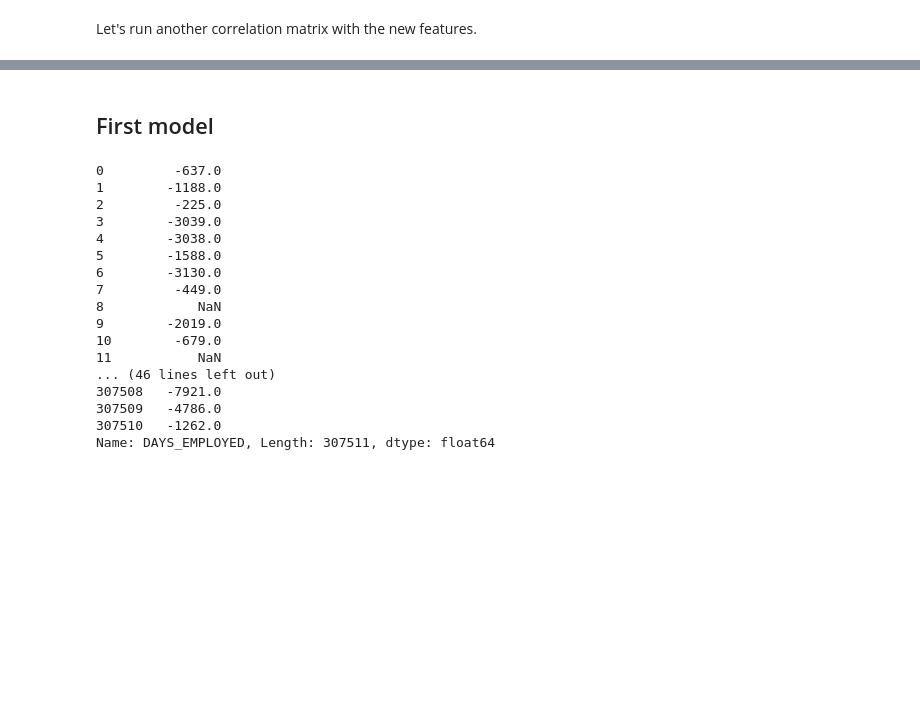
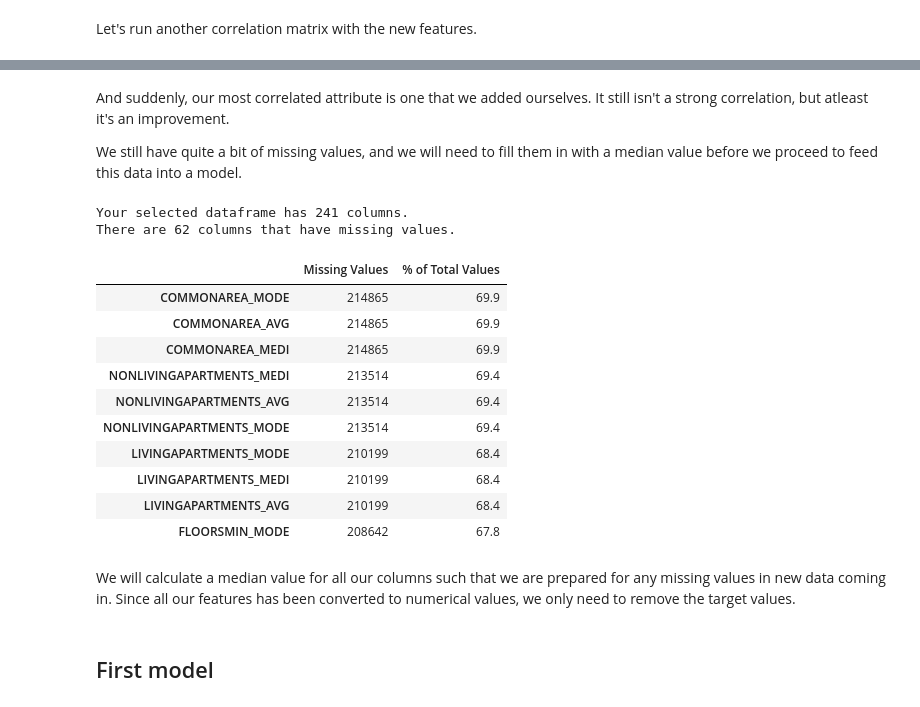
Before and after one commit to adrsolheim/notebooks, a Jupyter notebook: home-credit-default-risk/home_credit_default_risk.ipynb, the cells around one changed output, grey strips where cells are left out. Cells and saved outputs as stored; diff of their text form; code cells hidden in the pictures; blank space fills up the shorter version.

```diff
--- a/home-credit-default-risk/home_credit_default_risk.ipynb
+++ b/home-credit-default-risk/home_credit_default_risk.ipynb
@@ -761,0 +782,22 @@ NameError: name 'building_train_set' is not defined
+# %% [markdown]
+And suddenly, our most correlated attribute is one that we added ourselves. It still isn't a strong correlation, but atleast it's an improvement.
+
+We still have quite a bit of missing values, and we will need to fill them in with a median value before we proceed to feed this data into a model.
+# %%
+missing_values_table(train_set).head(10)
+# %% [output]
+Your selected dataframe has 241 columns.
+There are 62 columns that have missing values.
+|  | Missing Values | % of Total Values |
+| COMMONAREA_MODE | 214865 | 69.9 |
+| COMMONAREA_AVG | 214865 | 69.9 |
+| COMMONAREA_MEDI | 214865 | 69.9 |
+| NONLIVINGAPARTMENTS_MEDI | 213514 | 69.4 |
+| NONLIVINGAPARTMENTS_AVG | 213514 | 69.4 |
+| NONLIVINGAPARTMENTS_MODE | 213514 | 69.4 |
+| LIVINGAPARTMENTS_MODE | 210199 | 68.4 |
+| LIVINGAPARTMENTS_MEDI | 210199 | 68.4 |
+| LIVINGAPARTMENTS_AVG | 210199 | 68.4 |
+| FLOORSMIN_MODE | 208642 | 67.8 |
+# %% [markdown]
+We will calculate a median value for all our columns such that we are prepared for any missing values in new data coming in. Since all our features has been converted to numerical values, we only need to remove the target values.
@@ -762,23 +818,2 @@ NameError: name 'building_train_set' is not defined
 # %% [markdown]
 ## First model
-# %%
-#train_set.select_dtypes('float64').apply(pd.Series.nunique, axis=0)
-train_set['DAYS_EMPLOYED']
-# %% [output]
-0         -637.0
-1        -1188.0
-2         -225.0
-3        -3039.0
-4        -3038.0
-5        -1588.0
-6        -3130.0
-7         -449.0
-8            NaN
-9        -2019.0
-10        -679.0
-11           NaN
-... (46 lines left out)
-307508   -7921.0
-307509   -4786.0
-307510   -1262.0
-Name: DAYS_EMPLOYED, Length: 307511, dtype: float64
```
Also changed, not shown: parts of 11 cells of this notebook.
